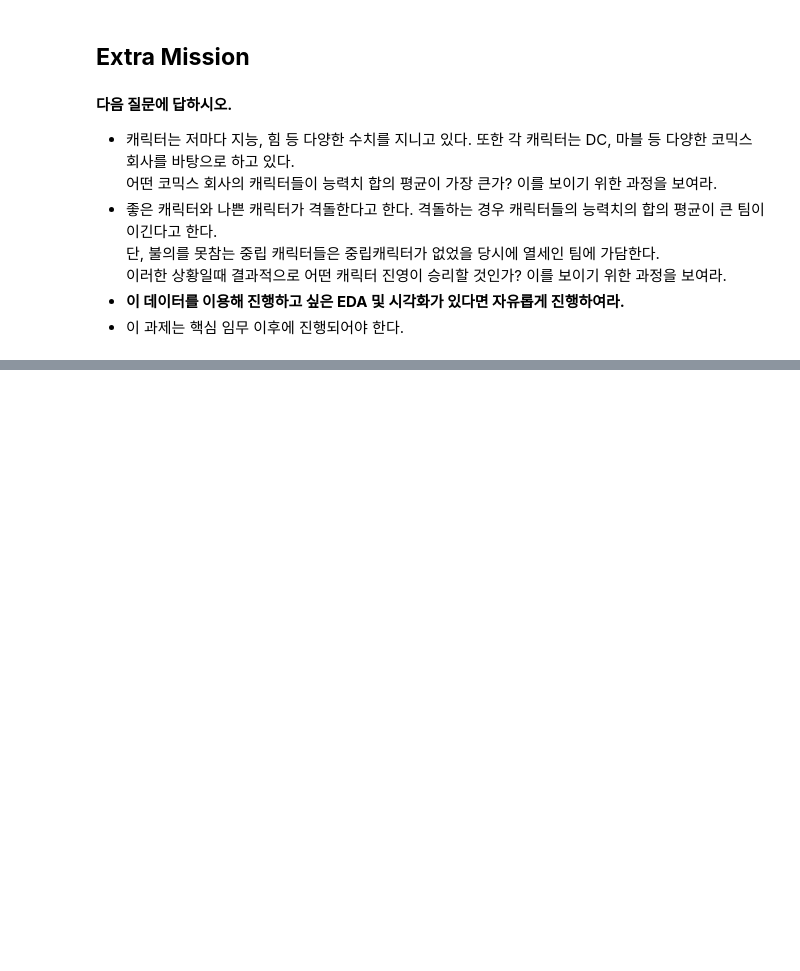
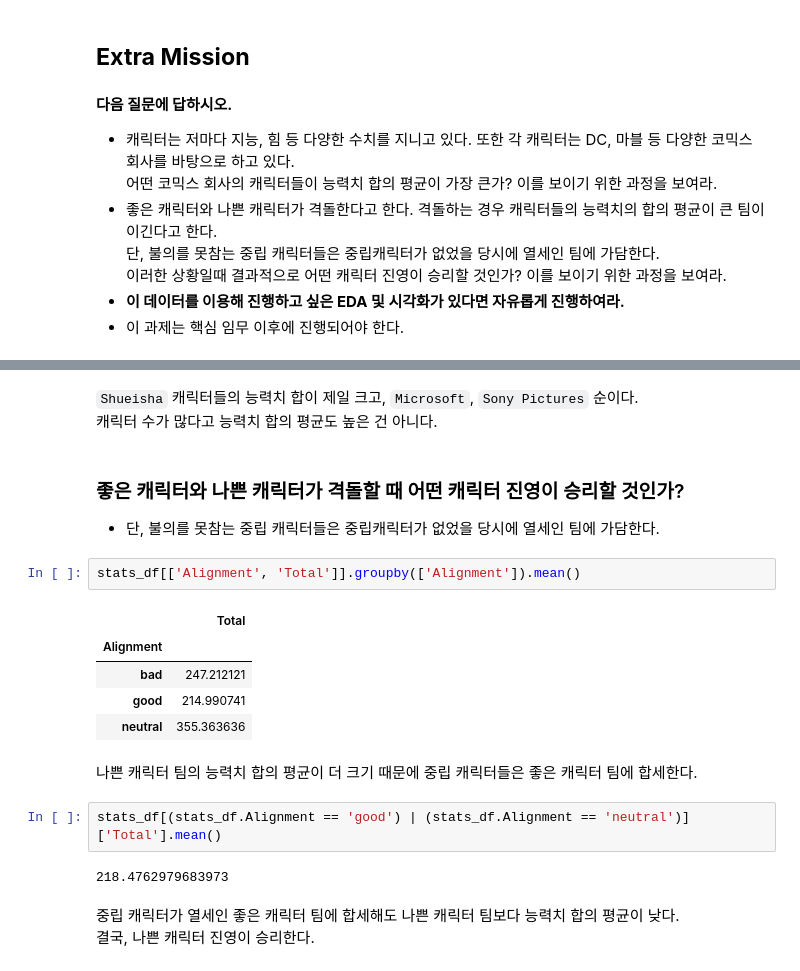
Before and after one commit to super-corini/programmers_kdt_II, a Jupyter notebook: day5_mission/abengers.ipynb, the cells around one changed output, grey strips where cells are left out. Saved outputs shown, nothing was run; the diff lists cells and outputs as text; blank space fills up the shorter version.

```diff
--- a/day5_mission/abengers.ipynb
+++ b/day5_mission/abengers.ipynb
@@ -192,0 +302,23 @@ plt.show()
+# %% [markdown]
+`Shueisha` 캐릭터들의 능력치 합이 제일 크고, `Microsoft`, `Sony Pictures` 순이다.
+캐릭터 수가 많다고 능력치 합의 평균도 높은 건 아니다.
+# %% [markdown]
+### 좋은 캐릭터와 나쁜 캐릭터가 격돌할 때 어떤 캐릭터 진영이 승리할 것인가?
+  * 단, 불의를 못참는 중립 캐릭터들은 중립캐릭터가 없었을 당시에 열세인 팀에 가담한다.
+# %%
+stats_df[['Alignment', 'Total']].groupby(['Alignment']).mean()
+# %% [output]
+|  | Total |
+| Alignment |  |
+| bad | 247.212121 |
+| good | 214.990741 |
+| neutral | 355.363636 |
+# %% [markdown]
+나쁜 캐릭터 팀의 능력치 합의 평균이 더 크기 때문에 중립 캐릭터들은 좋은 캐릭터 팀에 합세한다.
+# %%
+stats_df[(stats_df.Alignment == 'good') | (stats_df.Alignment == 'neutral')]['Total'].mean()
+# %% [output]
+218.4762979683973
+# %% [markdown]
+중립 캐릭터가 열세인 좋은 캐릭터 팀에 합세해도 나쁜 캐릭터 팀보다 능력치 합의 평균이 낮다.
+결국, 나쁜 캐릭터 진영이 승리한다.
```
Also changed, not shown: parts of 9 cells of this notebook, 1 other file.
